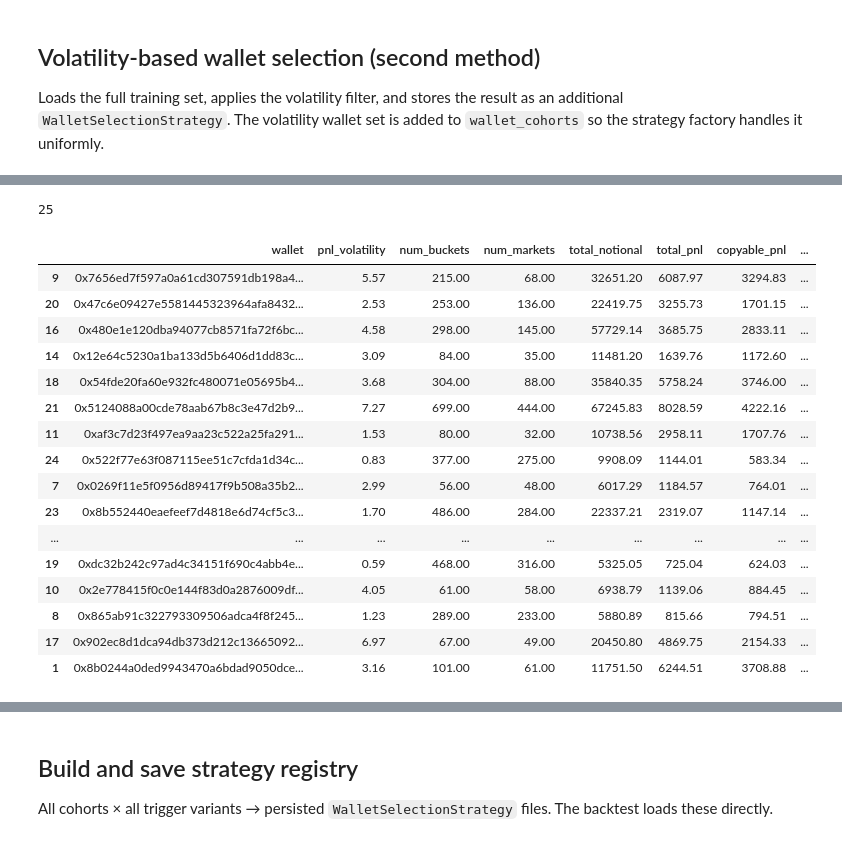
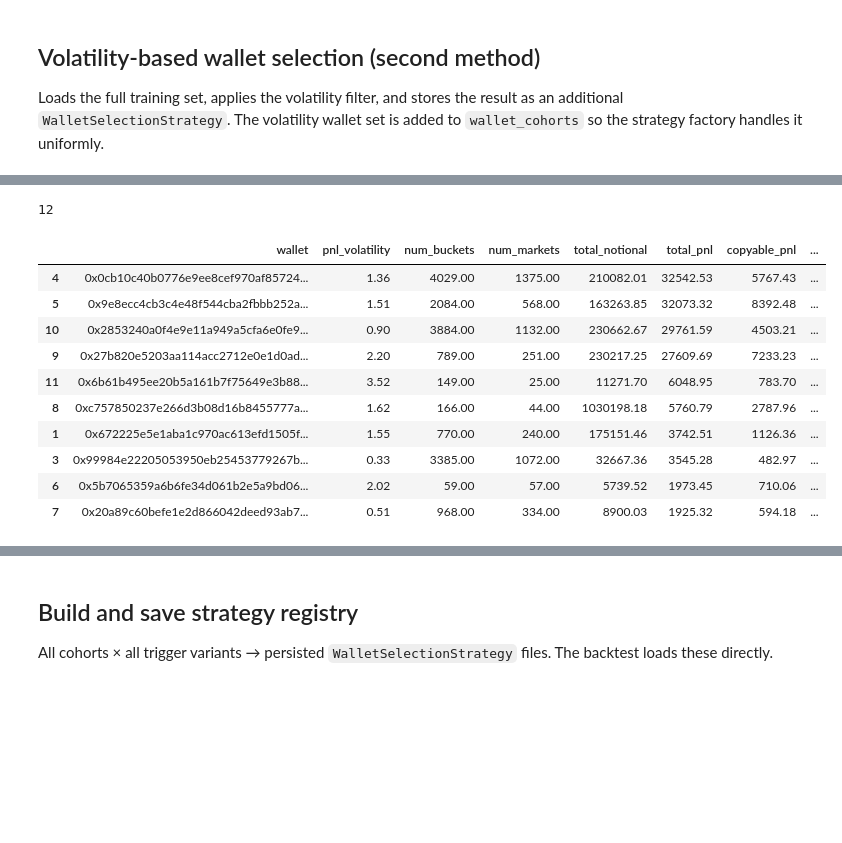
Before and after one commit to vobornij/polymarket, a Jupyter notebook: notebooks/flow/stage1_wallet_strategy_selection.ipynb, the cells around one changed output, grey strips where cells are left out. Drawn from its saved outputs; the diff is of its cells as text; code cells hidden in the pictures; blank space fills up the shorter version.

```diff
--- a/notebooks/flow/stage1_wallet_strategy_selection.ipynb
+++ b/notebooks/flow/stage1_wallet_strategy_selection.ipynb
@@ -401,14 +364,29 @@ Volatility cohort: 407
 # %%
-wallet_cohorts["top_pnl"] = wallet_vol_train.sort_values("total_pnl", ascending=False).head(100).copy().reset_index(drop=True)
-wallet_cohorts["top_copyable_pnl"] = wallet_vol_train.sort_values("copyable_pnl", ascending=False).head(100).copy().reset_index(drop=True)
-wallet_cohorts["top_copyable_roi"] = wallet_vol_train.sort_values("copyable_roi", ascending=False).head(100).copy().reset_index(drop=True)
+# wallet_cohorts['multi_filter'] = wallet_vol_train[
+#     (wallet_vol_train['copyable_roi'] >= 0.04)
+#     & (wallet_vol_train['num_buckets'] >= 20)
+#     &(wallet_vol_train['copyable_pnl'] <= wallet_vol_train['total_pnl'])
+#     &(wallet_vol_train['copyable_pnl_factor'] >=0.4)
+#     # & (wallet_vol_train['median_roi'] >= 0)
+#     & (wallet_vol_train['max_drawdown_to_pnl'] <= 0.3)
+#     & (wallet_vol_train['max_copyable_drawdown_to_copyable_pnl'] <= 0.4)
+#     # & (wallet_vol_train['num_markets'] >= 100)
+#     & (wallet_vol_train['top_market_pnl_pct'] < 0.4)
+#     & (wallet_vol_train['top5_pnl_pct'] < 0.5)
+#     # & (wallet_vol_train['total_pnl'] < 10_000)
+# ].sort_values("copyable_roi", ascending=False).copy().reset_index(drop=True)
 
 wallet_cohorts['multi_filter'] = wallet_vol_train[
-    (wallet_vol_train['copyable_roi'] > 0.05)
-    &(wallet_vol_train['num_buckets'] >= 50)
-    &(wallet_vol_train['copyable_pnl_factor'] >=0.4)
-    & (wallet_vol_train['median_roi'] >= 0.05)
+    (wallet_vol_train['copyable_roi'] >= 0.05)
+    & (wallet_vol_train['copyable_pnl'] <= wallet_vol_train['total_pnl'])
+    & (wallet_vol_train['max_drawdown_to_pnl'] <= 0.1)
+    # & (wallet_vol_train['max_drawdown_to_pnl'] >= 0.1)
+    & (wallet_vol_train['max_copyable_drawdown_to_copyable_pnl'] <= 0.4)
+    & (wallet_vol_train['num_buckets'] >= 50)
     & (wallet_vol_train['top_market_pnl_pct'] < 0.3)
-    & (wallet_vol_train['top5_pnl_pct'] < 0.8)
-    & (wallet_vol_train['total_pnl'] < 10_000)
-].sort_values("copyable_roi", ascending=False).head(100).copy().reset_index(drop=True)
+    & (wallet_vol_train['top5_pnl_pct'] < 0.5)
+    & (wallet_vol_train['wallet'] != '0x17db3fcd93ba12d38382a0cade24b200185c5f6d')
+    # & (wallet_vol_train['total_pnl'] > 10_000)
+].sort_values("copyable_roi", ascending=False).copy().reset_index(drop=True)
+
+len(wallet_cohorts['multi_filter'])
@@ -415,23 +479,22 @@ wallet_cohorts['multi_filter'] = wallet_vol_train[
+# %%
+watched_wallets = wallet_cohorts['multi_filter'].sort_values("copyable_pnl", ascending=False)['wallet'].head(20).to_list()
+for w in watched_wallets:
+    wallet_df = wallet_vol_train[wallet_vol_train['wallet'] == w]
+    wallet_cohorts[w] = wallet_df.copy().reset_index(drop=True)
 # %%
 print(len(wallet_cohorts['multi_filter']))
 pd.set_option('display.max_rows', 100)
-wallet_cohorts["multi_filter"].sort_values("median_roi", ascending=True).head(100)
+wallet_cohorts["multi_filter"].sort_values("total_pnl", ascending=False).head(10)
 # %% [output]
-25
+12
 |  | wallet | pnl_volatility | num_buckets | num_markets | total_notional | total_pnl | copyable_pnl | ... |
-| 9 | 0x7656ed7f597a0a61cd307591db198a4... | 5.57 | 215.00 | 68.00 | 32651.20 | 6087.97 | 3294.83 | ... |
-| 20 | 0x47c6e09427e5581445323964afa8432... | 2.53 | 253.00 | 136.00 | 22419.75 | 3255.73 | 1701.15 | ... |
-| 16 | 0x480e1e120dba94077cb8571fa72f6bc... | 4.58 | 298.00 | 145.00 | 57729.14 | 3685.75 | 2833.11 | ... |
-| 14 | 0x12e64c5230a1ba133d5b6406d1dd83c... | 3.09 | 84.00 | 35.00 | 11481.20 | 1639.76 | 1172.60 | ... |
-| 18 | 0x54fde20fa60e932fc480071e05695b4... | 3.68 | 304.00 | 88.00 | 35840.35 | 5758.24 | 3746.00 | ... |
-| 21 | 0x5124088a00cde78aab67b8c3e47d2b9... | 7.27 | 699.00 | 444.00 | 67245.83 | 8028.59 | 4222.16 | ... |
-| 11 | 0xaf3c7d23f497ea9aa23c522a25fa291... | 1.53 | 80.00 | 32.00 | 10738.56 | 2958.11 | 1707.76 | ... |
-| 24 | 0x522f77e63f087115ee51c7cfda1d34c... | 0.83 | 377.00 | 275.00 | 9908.09 | 1144.01 | 583.34 | ... |
-| 7 | 0x0269f11e5f0956d89417f9b508a35b2... | 2.99 | 56.00 | 48.00 | 6017.29 | 1184.57 | 764.01 | ... |
-| 23 | 0x8b552440eaefeef7d4818e6d74cf5c3... | 1.70 | 486.00 | 284.00 | 22337.21 | 2319.07 | 1147.14 | ... |
-| ... | ... | ... | ... | ... | ... | ... | ... | ... |
-| 19 | 0xdc32b242c97ad4c34151f690c4abb4e... | 0.59 | 468.00 | 316.00 | 5325.05 | 725.04 | 624.03 | ... |
-| 10 | 0x2e778415f0c0e144f83d0a2876009df... | 4.05 | 61.00 | 58.00 | 6938.79 | 1139.06 | 884.45 | ... |
-| 8 | 0x865ab91c322793309506adca4f8f245... | 1.23 | 289.00 | 233.00 | 5880.89 | 815.66 | 794.51 | ... |
-| 17 | 0x902ec8d1dca94db373d212c13665092... | 6.97 | 67.00 | 49.00 | 20450.80 | 4869.75 | 2154.33 | ... |
-| 1 | 0x8b0244a0ded9943470a6bdad9050dce... | 3.16 | 101.00 | 61.00 | 11751.50 | 6244.51 | 3708.88 | ... |
+| 4 | 0x0cb10c40b0776e9ee8cef970af85724... | 1.36 | 4029.00 | 1375.00 | 210082.01 | 32542.53 | 5767.43 | ... |
+| 5 | 0x9e8ecc4cb3c4e48f544cba2fbbb252a... | 1.51 | 2084.00 | 568.00 | 163263.85 | 32073.32 | 8392.48 | ... |
+| 10 | 0x2853240a0f4e9e11a949a5cfa6e0fe9... | 0.90 | 3884.00 | 1132.00 | 230662.67 | 29761.59 | 4503.21 | ... |
+| 9 | 0x27b820e5203aa114acc2712e0e1d0ad... | 2.20 | 789.00 | 251.00 | 230217.25 | 27609.69 | 7233.23 | ... |
+| 11 | 0x6b61b495ee20b5a161b7f75649e3b88... | 3.52 | 149.00 | 25.00 | 11271.70 | 6048.95 | 783.70 | ... |
+| 8 | 0xc757850237e266d3b08d16b8455777a... | 1.62 | 166.00 | 44.00 | 1030198.18 | 5760.79 | 2787.96 | ... |
+| 1 | 0x672225e5e1aba1c970ac613efd1505f... | 1.55 | 770.00 | 240.00 | 175151.46 | 3742.51 | 1126.36 | ... |
+| 3 | 0x99984e22205053950eb25453779267b... | 0.33 | 3385.00 | 1072.00 | 32667.36 | 3545.28 | 482.97 | ... |
+| 6 | 0x5b7065359a6b6fe34d061b2e5a9bd06... | 2.02 | 59.00 | 57.00 | 5739.52 | 1973.45 | 710.06 | ... |
+| 7 | 0x20a89c60befe1e2d866042deed93ab7... | 0.51 | 968.00 | 334.00 | 8900.03 | 1925.32 | 594.18 | ... |
```
Also changed, not shown: parts of 37 cells of this notebook, 5 other files.
